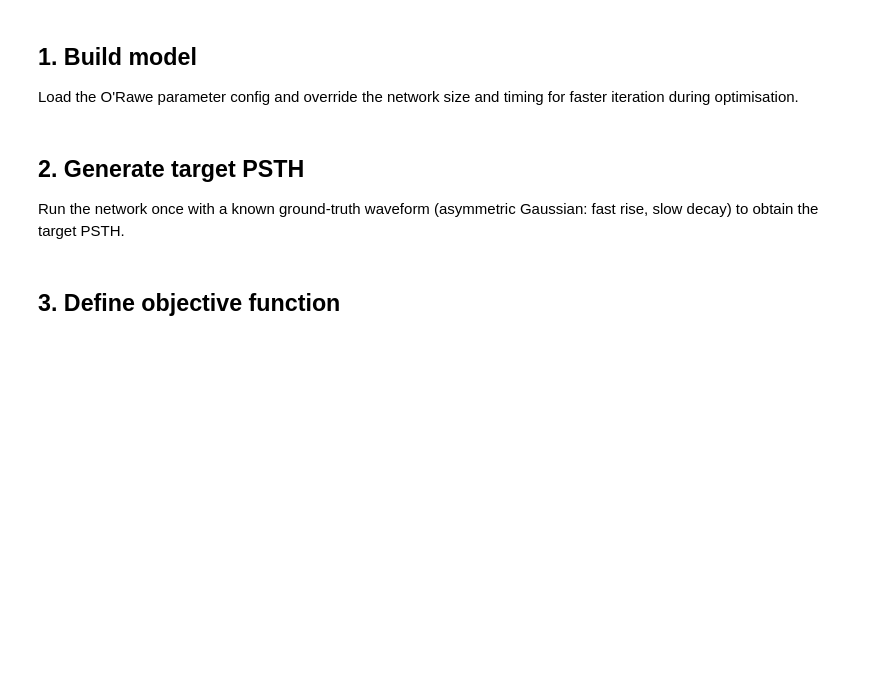
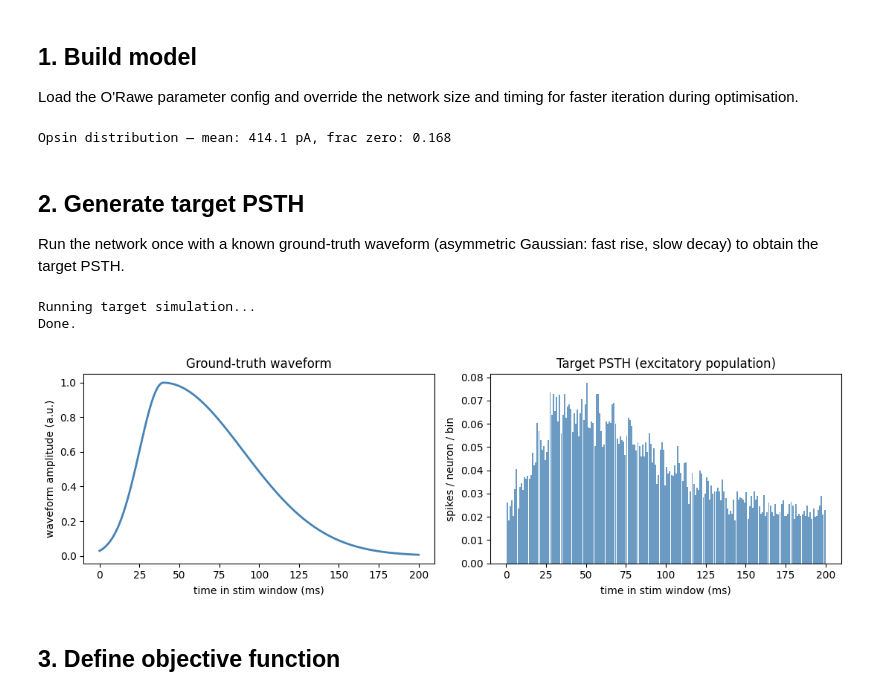
Before and after one commit to pmccthy/designer-waveform, a Jupyter notebook: nb/28_04_26_optimise_splitgaussian_ei_snn.ipynb, the cells around one changed output. Cells and saved outputs as stored; diff of their text form; code cells hidden in the pictures; blank space fills up the shorter version.

```diff
--- a/nb/28_04_26_optimise_splitgaussian_ei_snn.ipynb
+++ b/nb/28_04_26_optimise_splitgaussian_ei_snn.ipynb
@@ -28,7 +28,7 @@ from designer_waveform.models import RandomEINetwork, load_config
 Load the O'Rawe parameter config and override the network size and timing
 for faster iteration during optimisation.
 # %%
-CONFIG_PATH = Path("..") / "configs" / "random_ei_orawe_params.json"
+CONFIG_PATH = Path("..") / "configs" / "random_ei.json"
 
 cfg = load_config(CONFIG_PATH)
 
@@ -42,6 +42,8 @@ cfg.t_post_ms = 100.0
 model = RandomEINetwork(cfg)
 print(f"Opsin distribution — mean: {model._stim_dist_pA.mean():.1f} pA, "
       f"frac zero: {(model._stim_dist_pA == 0).mean():.3f}")
+# %% [output]
+Opsin distribution — mean: 414.1 pA, frac zero: 0.168
 # %% [markdown]
 ## 2. Generate target PSTH
 
@@ -50,34 +52,38 @@ Gaussian: fast rise, slow decay) to obtain the target PSTH.
 # %%
 true_waveform = SplitGaussianWaveform(
     amplitude=1.0,
     mu=40.0,        # peak at 40 ms into the stim window
     sigma_rise=15.0,
     sigma_fall=50.0,
     baseline=0.0,
 )
 
 print("Running target simulation...")
 target_result = model.run(true_waveform)
 target_psth   = target_result["psth_exc"]
 t_psth_ms     = target_result["t_psth_ms"]
 t_stim_ms     = target_result["t_stim_ms"]
 print("Done.")
 
 fig, axes = plt.subplots(1, 2, figsize=(11, 3.5))
 
 axes[0].plot(t_stim_ms, true_waveform(t_stim_ms), color="steelblue", lw=2)
 axes[0].set_xlabel("time in stim window (ms)")
 axes[0].set_ylabel("waveform amplitude (a.u.)")
 axes[0].set_title("Ground-truth waveform")
 
-axes[1].bar(t_psth_ms, target_psth, width=cfg.simulation.psth_bin_ms * 0.9,
+axes[1].bar(t_psth_ms, target_psth, width=cfg.psth_bin_ms * 0.9,
             color="steelblue", alpha=0.8)
 axes[1].set_xlabel("time in stim window (ms)")
 axes[1].set_ylabel("spikes / neuron / bin")
 axes[1].set_title("Target PSTH (excitatory population)")
 
 plt.tight_layout()
 plt.show()
+# %% [output]
+Running target simulation...
+Done.
+[figure, added]
 # %% [markdown]
 ## 3. Define objective function
 # %%
```
Also changed, not shown: parts of 2 cells of this notebook, 3 other files.
